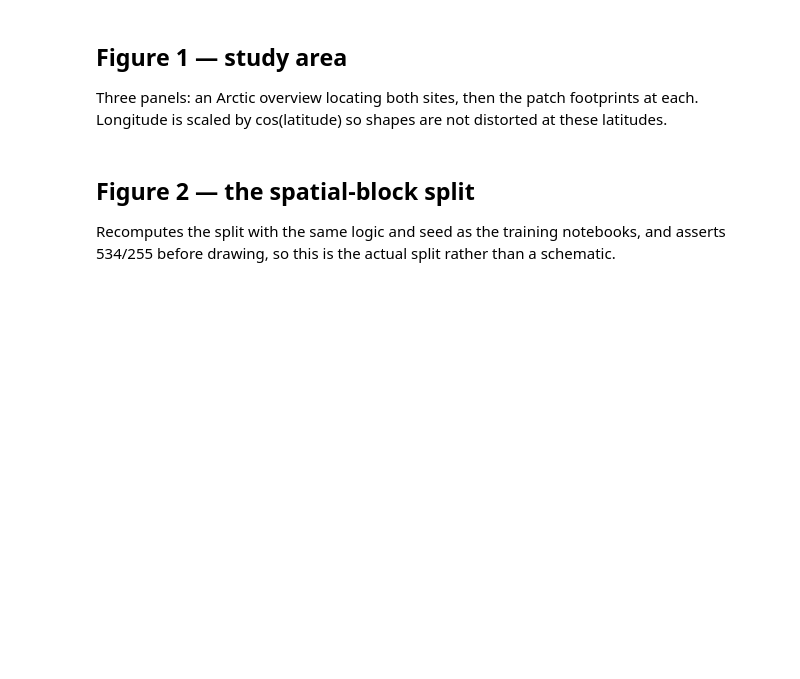
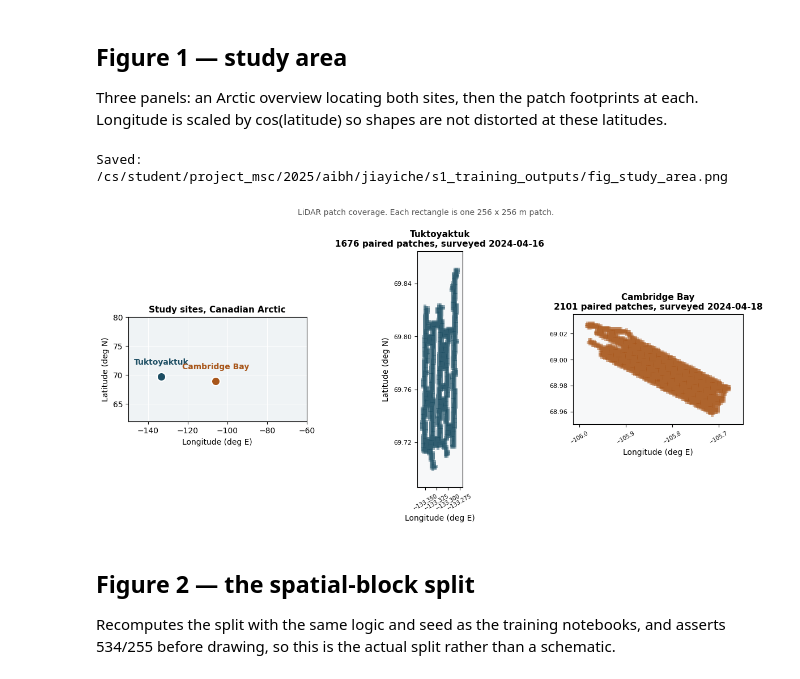
Before and after one commit to jy-gfm/roughnet-sentinel1-pipeline, a Jupyter notebook: notebooks/pcrtc/18_figures_study_area_and_split.ipynb, the cells around one changed output. Saved outputs shown, nothing was run; the diff lists cells and outputs as text; code cells hidden in the pictures; blank space fills up the shorter version.

Commit message:
Run pcrtc/18: study-area and split figures

```diff
--- a/notebooks/pcrtc/18_figures_study_area_and_split.ipynb
+++ b/notebooks/pcrtc/18_figures_study_area_and_split.ipynb
@@ -99,33 +102,41 @@ ax.set_xlim(-150, -60); ax.set_ylim(62, 80)
 ax.set_aspect(1 / math.cos(math.radians(70)))
 ax.set_xlabel('Longitude (deg E)'); ax.set_ylabel('Latitude (deg N)')
 ax.set_title('Study sites, Canadian Arctic', fontweight='bold', fontsize=11)
 
 # --- per-site footprints ---
 for i, (name, d) in enumerate(data.items()):
     ax = fig.add_subplot(gs[i + 1])
     ax.set_facecolor('#F7F8F9')
     for b in d['wgs'].values():
         ax.add_patch(Rectangle((b[0], b[1]), b[2] - b[0], b[3] - b[1],
                                facecolor=d['colour'], edgecolor='none', alpha=0.45))
     lons = [v for b in d['wgs'].values() for v in (b[0], b[2])]
     lats = [v for b in d['wgs'].values() for v in (b[1], b[3])]
     mx, my = (max(lons) - min(lons)) * 0.08, (max(lats) - min(lats)) * 0.08
     ax.set_xlim(min(lons) - mx, max(lons) + mx)
     ax.set_ylim(min(lats) - my, max(lats) + my)
     ax.set_aspect(1 / math.cos(math.radians(np.mean(lats))))
     ax.set_xlabel('Longitude (deg E)')
     if i == 0:
         ax.set_ylabel('Latitude (deg N)')
     ax.set_title(f"{name}\n{len(d['paired'])} paired patches, surveyed {d['survey']}",
                  fontweight='bold', fontsize=11)
     ax.tick_params(labelsize=8)
+    ax.ticklabel_format(axis='both', style='plain', useOffset=False)
+    ax.xaxis.set_major_locator(plt.MaxNLocator(4))
+    ax.yaxis.set_major_locator(plt.MaxNLocator(5))
+    ax.tick_params(axis='x', labelrotation=30, labelsize=7)
+
 
 plt.suptitle('LiDAR patch coverage. Each rectangle is one 256 x 256 m patch.',
              y=1.02, fontsize=10, color='#555')
 out = OUTPUT_DIR / 'fig_study_area.png'
 plt.savefig(out, dpi=200, bbox_inches='tight', facecolor='white')
 print('Saved:', out)
 plt.show()
+# %% [output]
+Saved: /cs/student/project_msc/2025/aibh/jiayiche/s1_training_outputs/fig_study_area.png
+[figure, added]
 # %% [markdown]
 ## Figure 2 — the spatial-block split
 
```
Also changed, not shown: parts of 2 cells of this notebook.
